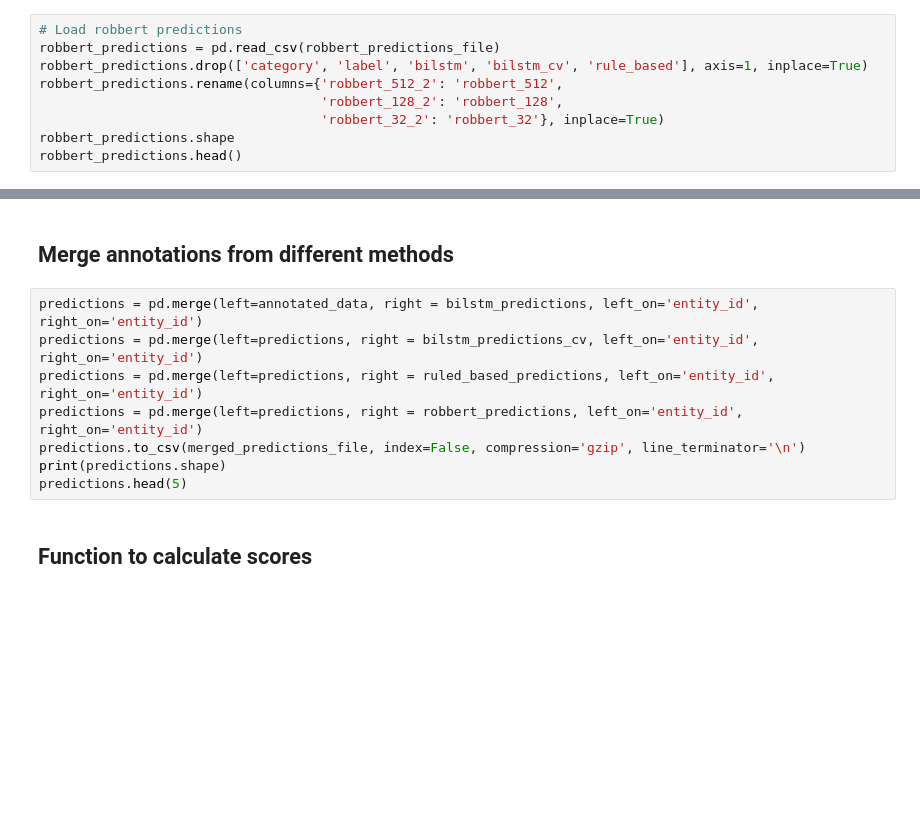
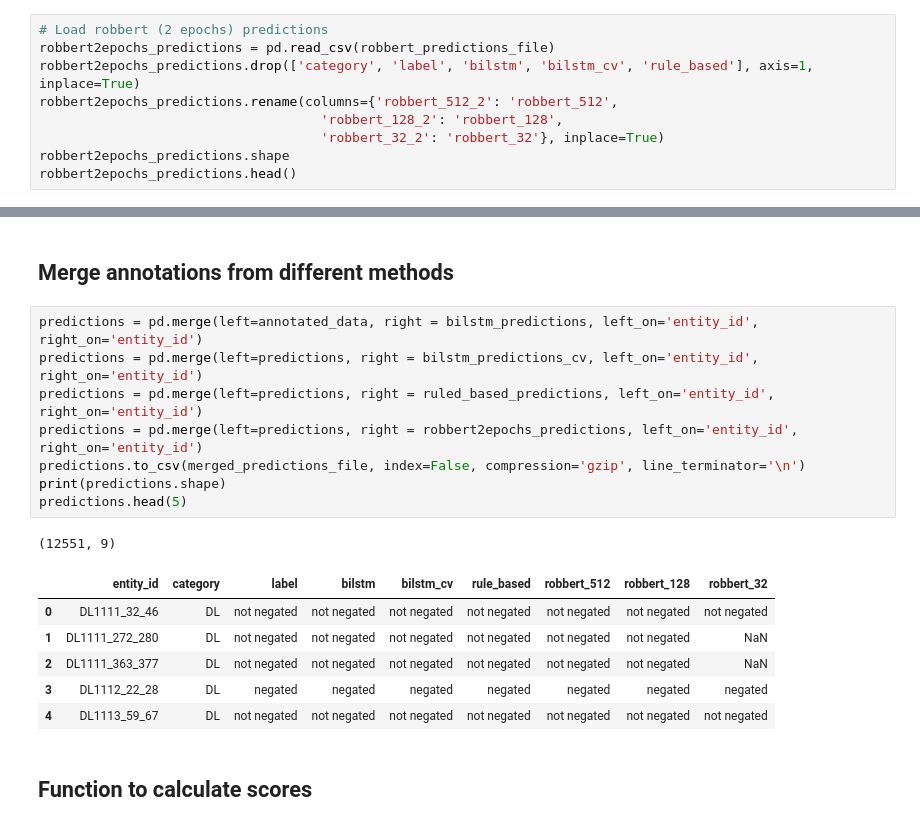
Before and after one commit to umcu/negation-detection, a Jupyter notebook: 01_general_evaluation.ipynb, the cells around one changed output, grey strips where cells are left out. Saved outputs shown, nothing was run; the diff lists cells and outputs as text; blank space fills up the shorter version.

```diff
--- a/01_general_evaluation.ipynb
+++ b/01_general_evaluation.ipynb
@@ -68,9 +95,9 @@ ruled_based_predictions.head()
 # %%
-# Load robbert predictions
-robbert_predictions = pd.read_csv(robbert_predictions_file)
-robbert_predictions.drop(['category', 'label', 'bilstm', 'bilstm_cv', 'rule_based'], axis=1, inplace=True)
-robbert_predictions.rename(columns={'robbert_512_2': 'robbert_512',
+# Load robbert (2 epochs) predictions
+robbert2epochs_predictions = pd.read_csv(robbert_predictions_file)
+robbert2epochs_predictions.drop(['category', 'label', 'bilstm', 'bilstm_cv', 'rule_based'], axis=1, inplace=True)
+robbert2epochs_predictions.rename(columns={'robbert_512_2': 'robbert_512',
                                     'robbert_128_2': 'robbert_128',
                                     'robbert_32_2': 'robbert_32'}, inplace=True)
-robbert_predictions.shape
-robbert_predictions.head()
+robbert2epochs_predictions.shape
+robbert2epochs_predictions.head()
@@ -112,11 +154,19 @@ annotated_data.head()
 # %%
 predictions = pd.merge(left=annotated_data, right = bilstm_predictions, left_on='entity_id', right_on='entity_id')
 predictions = pd.merge(left=predictions, right = bilstm_predictions_cv, left_on='entity_id', right_on='entity_id')
 predictions = pd.merge(left=predictions, right = ruled_based_predictions, left_on='entity_id', right_on='entity_id')
-predictions = pd.merge(left=predictions, right = robbert_predictions, left_on='entity_id', right_on='entity_id')
+predictions = pd.merge(left=predictions, right = robbert2epochs_predictions, left_on='entity_id', right_on='entity_id')
 predictions.to_csv(merged_predictions_file, index=False, compression='gzip', line_terminator='\n')
 print(predictions.shape)
 predictions.head(5)
+# %% [output]
+(12551, 9)
+|  | entity_id | category | label | bilstm | bilstm_cv | rule_based | robbert_512 | robbert_128 | robbert_32 |
+| 0 | DL1111_32_46 | DL | not negated | not negated | not negated | not negated | not negated | not negated | not negated |
+| 1 | DL1111_272_280 | DL | not negated | not negated | not negated | not negated | not negated | not negated | NaN |
+| 2 | DL1111_363_377 | DL | not negated | not negated | not negated | not negated | not negated | not negated | NaN |
+| 3 | DL1112_22_28 | DL | negated | negated | negated | negated | negated | negated | negated |
+| 4 | DL1113_59_67 | DL | not negated | not negated | not negated | not negated | not negated | not negated | not negated |
 # %% [markdown]
 ## Function to calculate scores
 # %%
```
Also changed, not shown: parts of 36 cells of this notebook, 9 other files.
